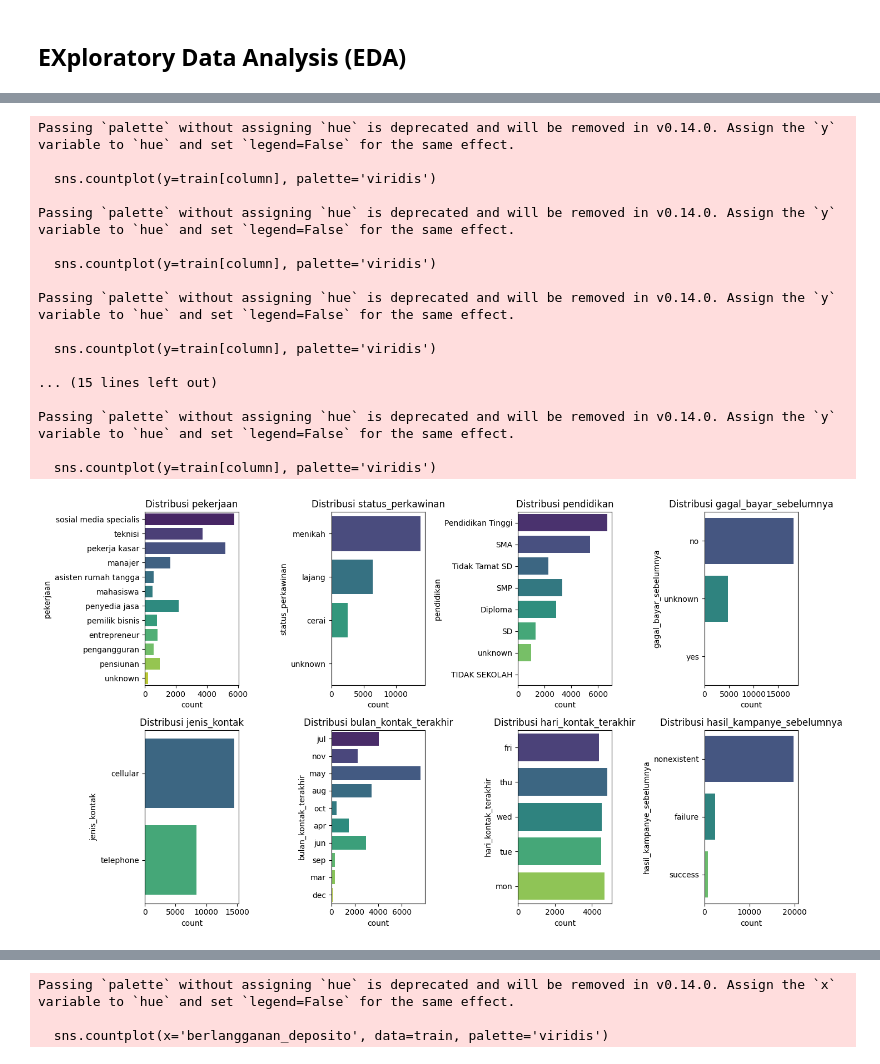
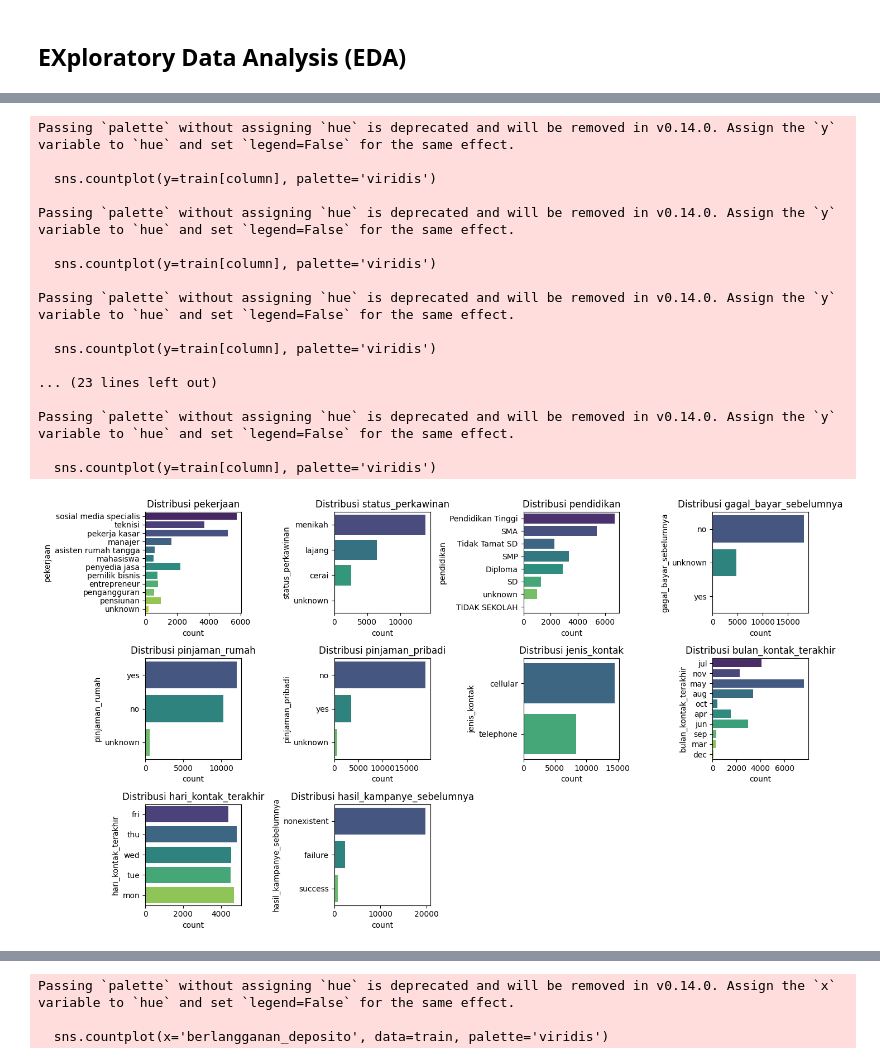
Before and after one commit to aprizal543/aprizal543-Machine_Learning_Klasifikasi_Prediksi-Berlangganan-Deposito-Bank, a Jupyter notebook: Prediksi_Berlangganan_Deposito_Bank.ipynb, the cells around one changed output, grey strips where cells are left out. Saved outputs shown, nothing was run; the diff lists cells and outputs as text; code cells hidden in the pictures.

```diff
--- a/Prediksi_Berlangganan_Deposito_Bank.ipynb
+++ b/Prediksi_Berlangganan_Deposito_Bank.ipynb
@@ -74,8 +100,8 @@ Dalam dataset ini tidak terdapat missing value pada setiap variabel
 # %% [markdown]
 Selanjutnya, menghapus kolom tidak relevan untuk analisis lebih lanjut,'customer_number', pinjaman_rumah', pinjaman_pribadi', 'pulau
 # %%
-# Hapus Kolom 'customer_number','pinjaman_rumah','pinjaman_pribadi', 'pulau'
-train = train.drop(columns=['pinjaman_rumah','pinjaman_pribadi', 'pulau'])
+# Hapus Kolom 'pinjaman_rumah','pinjaman_pribadi', 'pulau'
+train = train.drop(columns=['pulau','customer_number'])
 
 # Tmapilkan DataFrame untuk memastikan kolom telah dihapus
 train.head()
@@ -103,33 +145,33 @@ plt.show()
 # %%
 # Distribusi fitur kategorikal
 cat_features = train.select_dtypes(include=['object'])
 plt.figure(figsize=(14, 8))
 for i, column in enumerate(cat_features.columns, 1):
-    plt.subplot(2, 4, i)
+    plt.subplot(3, 4, i)
     sns.countplot(y=train[column], palette='viridis')
     plt.title(f'Distribusi {column}')
 
 plt.tight_layout()
 plt.show()
 # %% [output]
 Passing `palette` without assigning `hue` is deprecated and will be removed in v0.14.0. Assign the `y` variable to `hue` and set `legend=False` for the same effect.
 
   sns.countplot(y=train[column], palette='viridis')
 
 Passing `palette` without assigning `hue` is deprecated and will be removed in v0.14.0. Assign the `y` variable to `hue` and set `legend=False` for the same effect.
 
   sns.countplot(y=train[column], palette='viridis')
 
 Passing `palette` without assigning `hue` is deprecated and will be removed in v0.14.0. Assign the `y` variable to `hue` and set `legend=False` for the same effect.
 
   sns.countplot(y=train[column], palette='viridis')
 
-... (15 lines left out)
+... (23 lines left out)
 
 Passing `palette` without assigning `hue` is deprecated and will be removed in v0.14.0. Assign the `y` variable to `hue` and set `legend=False` for the same effect.
 
   sns.countplot(y=train[column], palette='viridis')
-[figure, old version]
+[figure, new version]
 # %%
 # Heatmap korelasi untuk fitur numerik
 plt.figure(figsize=(12, 10))
```
Also changed, not shown: parts of 34 cells of this notebook.
